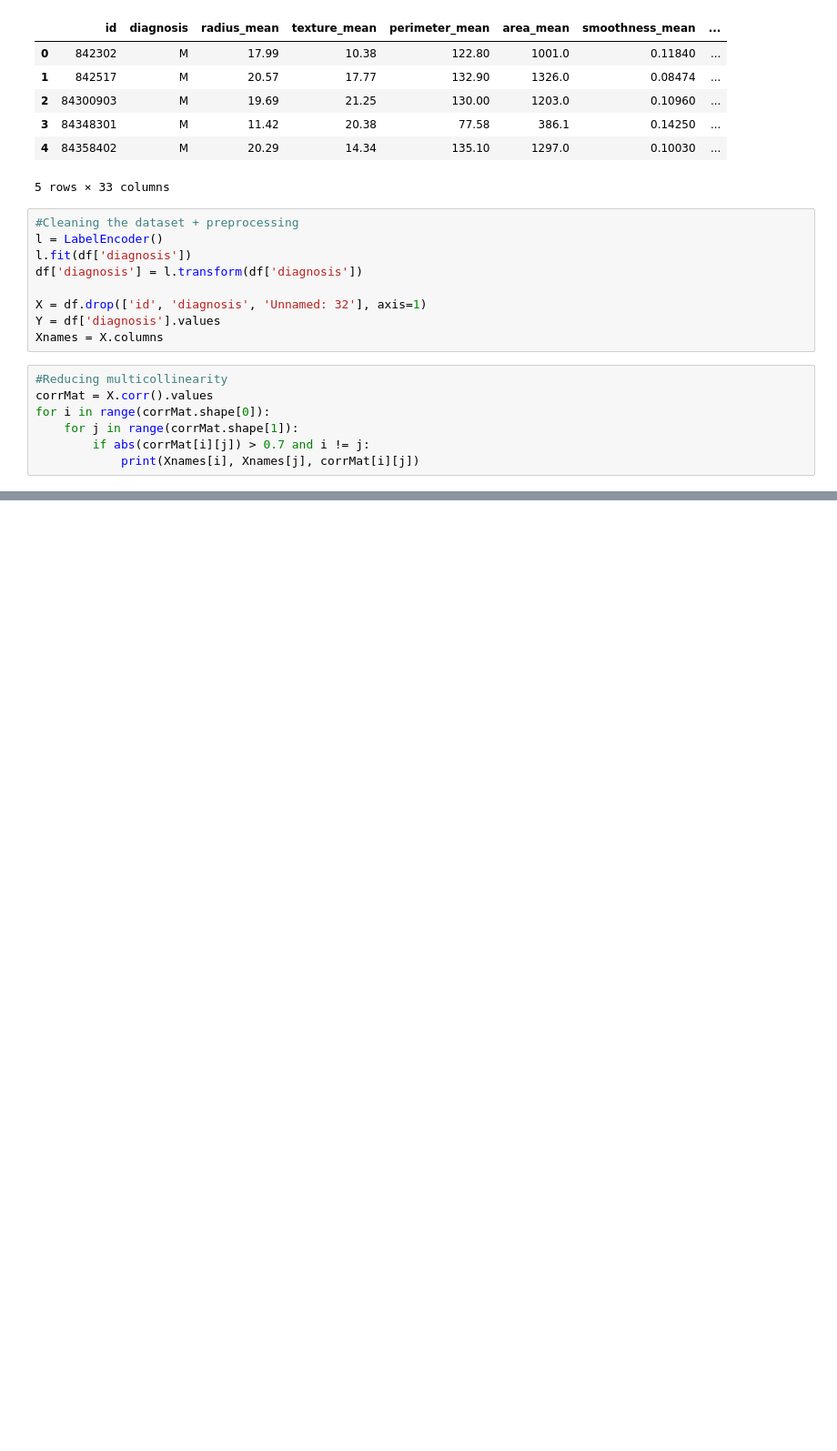
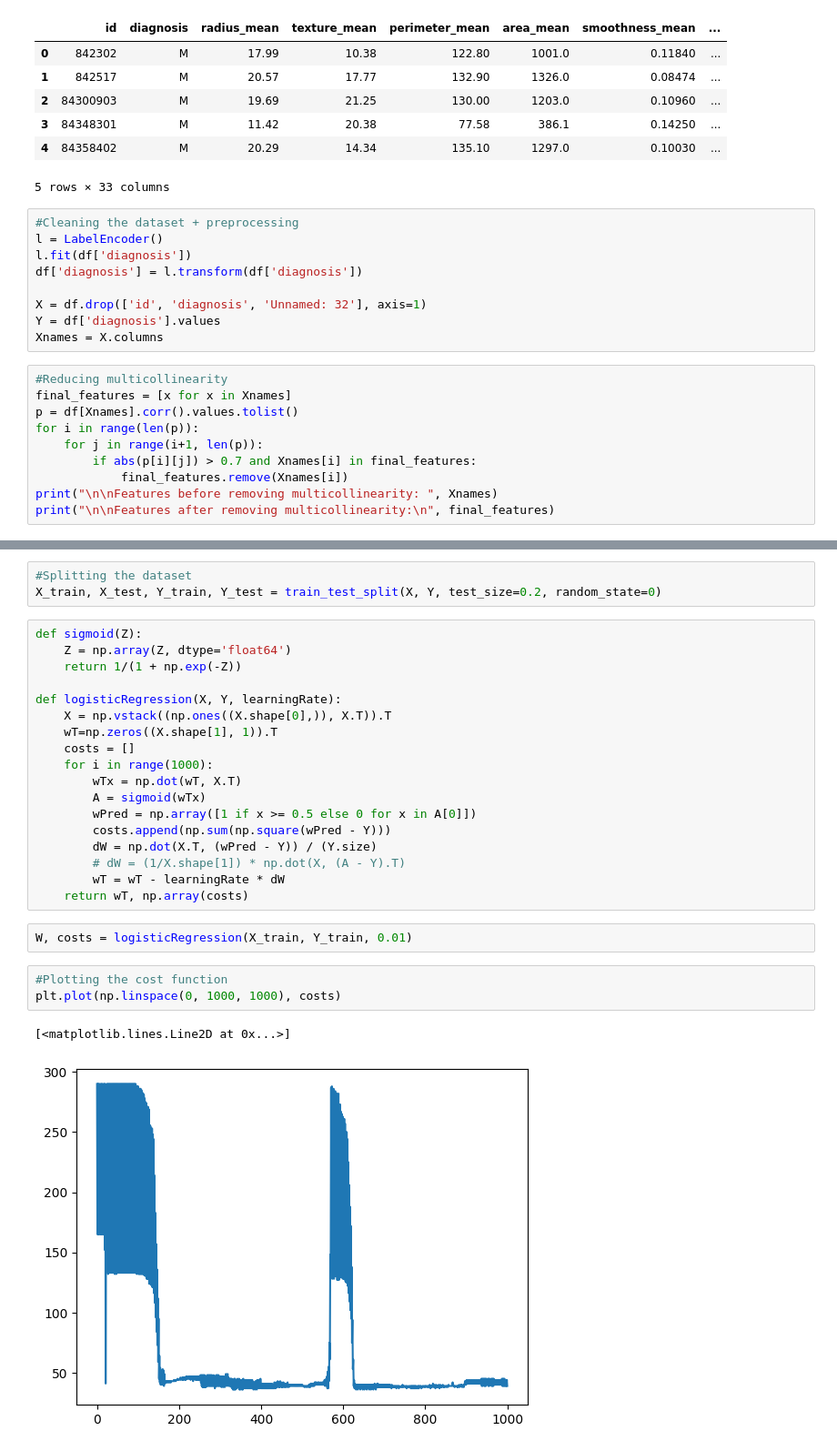
Before and after one commit to jassuwu/college5, a Jupyter notebook: 20XW58 - MACHINE LEARNING LAB/LogisticRegression/WisconsinBreastCancer/LogisticRegressionWBC.ipynb, the cells around one changed output, grey strips where cells are left out. Shown at 91% size. Drawn from its saved outputs; the diff is of its cells as text; blank space fills up the shorter version.

Commit message:
20XW58 : LogisticRegressionGDA start

```diff
--- a/20XW58 - MACHINE LEARNING LAB/LogisticRegression/WisconsinBreastCancer/LogisticRegressionWBC.ipynb
+++ b/20XW58 - MACHINE LEARNING LAB/LogisticRegression/WisconsinBreastCancer/LogisticRegressionWBC.ipynb
@@ -26,9 +27,12 @@ Y = df['diagnosis'].values
 Xnames = X.columns
 # %%
 #Reducing multicollinearity
-corrMat = X.corr().values
-for i in range(corrMat.shape[0]):
-    for j in range(corrMat.shape[1]):
-        if abs(corrMat[i][j]) > 0.7 and i != j:
-            print(Xnames[i], Xnames[j], corrMat[i][j])
+final_features = [x for x in Xnames]
+p = df[Xnames].corr().values.tolist()
+for i in range(len(p)):
+    for j in range(i+1, len(p)):
+        if abs(p[i][j]) > 0.7 and Xnames[i] in final_features:
+            final_features.remove(Xnames[i])
+print("\n\nFeatures before removing multicollinearity: ", Xnames)
+print("\n\nFeatures after removing multicollinearity:\n", final_features)
 # %% [output]
@@ -51,0 +64,29 @@ fractal_dimension_worst compactness_worst 0.8104548563116117
+# %%
+#Splitting the dataset
+X_train, X_test, Y_train, Y_test = train_test_split(X, Y, test_size=0.2, random_state=0)
+# %%
+def sigmoid(Z):
+    Z = np.array(Z, dtype='float64')
+    return 1/(1 + np.exp(-Z))
+
+def logisticRegression(X, Y, learningRate):
+    X = np.vstack((np.ones((X.shape[0],)), X.T)).T
+    wT=np.zeros((X.shape[1], 1)).T
+    costs = []
+    for i in range(1000):
+        wTx = np.dot(wT, X.T)
+        A = sigmoid(wTx)
+        wPred = np.array([1 if x >= 0.5 else 0 for x in A[0]])
+        costs.append(np.sum(np.square(wPred - Y)))
+        dW = np.dot(X.T, (wPred - Y)) / (Y.size)
+        # dW = (1/X.shape[1]) * np.dot(X, (A - Y).T)
+        wT = wT - learningRate * dW
+    return wT, np.array(costs)
+# %%
+W, costs = logisticRegression(X_train, Y_train, 0.01)
+# %%
+#Plotting the cost function
+plt.plot(np.linspace(0, 1000, 1000), costs)
+# %% [output]
+[<matplotlib.lines.Line2D at 0x...>]
+[figure, added]
```
Also changed, not shown: parts of 5 cells of this notebook.
